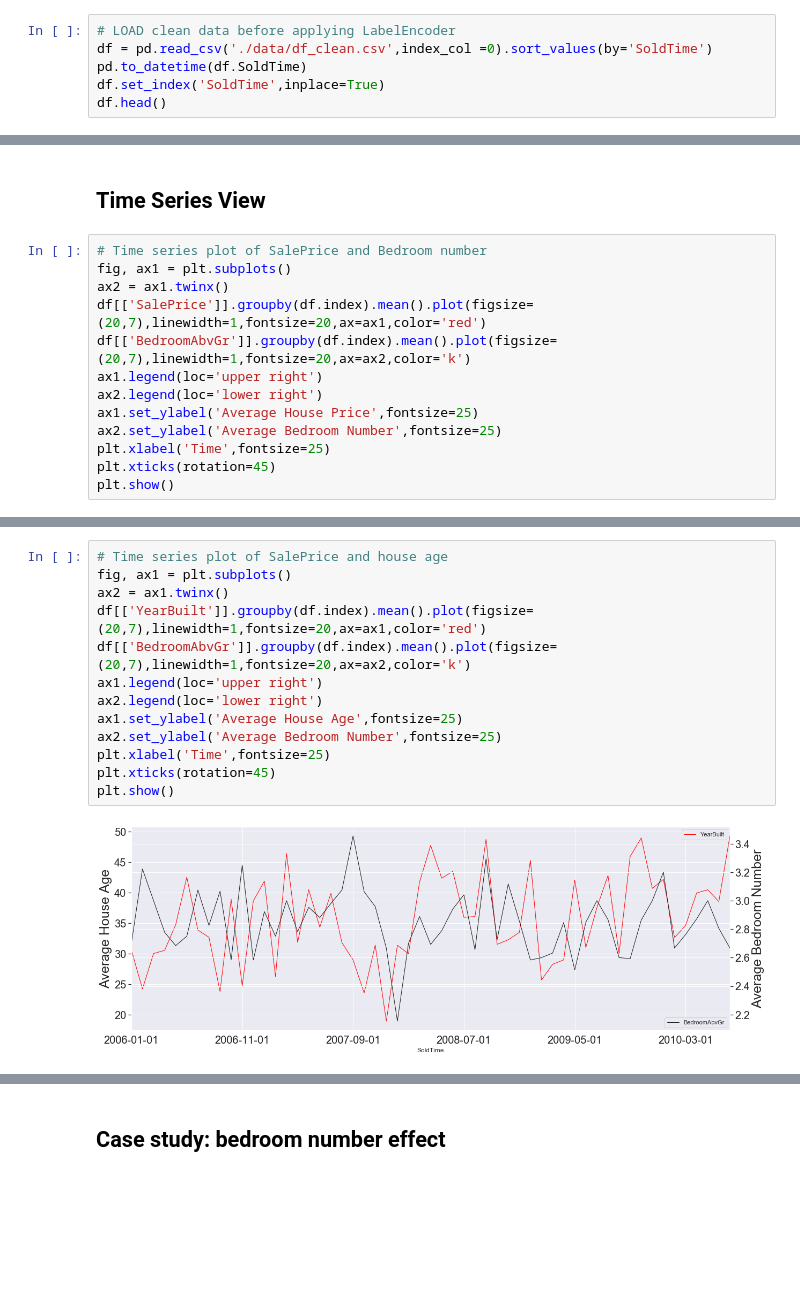
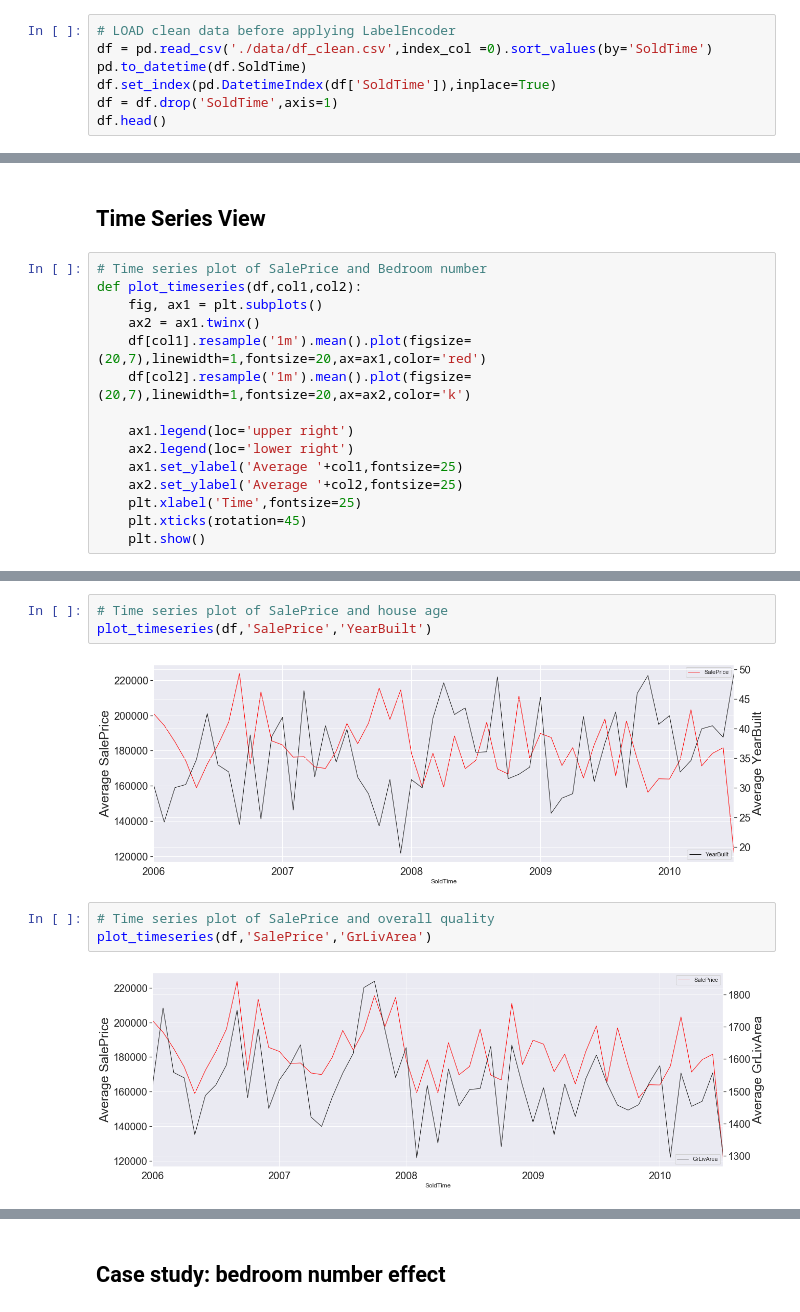
Before and after one commit to Shunling/CapstoneProjects, a Jupyter notebook: HousePriceRegression/Shirley_HousePriceRegression_EDA.ipynb, the cells around one changed output, grey strips where cells are left out. Saved outputs shown, nothing was run; the diff lists cells and outputs as text; blank space fills up the shorter version.

```diff
--- a/HousePriceRegression/Shirley_HousePriceRegression_EDA.ipynb
+++ b/HousePriceRegression/Shirley_HousePriceRegression_EDA.ipynb
@@ -22,7 +22,8 @@ from statsmodels.stats.multicomp import pairwise_tukeyhsd
 # LOAD clean data before applying LabelEncoder
 df = pd.read_csv('./data/df_clean.csv',index_col =0).sort_values(by='SoldTime')
 pd.to_datetime(df.SoldTime)
-df.set_index('SoldTime',inplace=True)
+df.set_index(pd.DatetimeIndex(df['SoldTime']),inplace=True)
+df = df.drop('SoldTime',axis=1)
 df.head()
 # %% [output]
 |  | MSZoning | Street | Alley | LotShape | LandContour | Utilities | LotConfig | LandSlope | Neighborhood | ... |
@@ -64,14 +65,16 @@ Index(['MSZoning', 'Street', 'Alley', 'LotShape', 'LandContour', 'Utilities',
 ## Time Series View
 # %%
 # Time series plot of SalePrice and Bedroom number
-fig, ax1 = plt.subplots()
-ax2 = ax1.twinx()
-df[['SalePrice']].groupby(df.index).mean().plot(figsize=(20,7),linewidth=1,fontsize=20,ax=ax1,color='red')
-df[['BedroomAbvGr']].groupby(df.index).mean().plot(figsize=(20,7),linewidth=1,fontsize=20,ax=ax2,color='k')
-ax1.legend(loc='upper right')
-ax2.legend(loc='lower right')
-ax1.set_ylabel('Average House Price',fontsize=25)
-ax2.set_ylabel('Average Bedroom Number',fontsize=25)
-plt.xlabel('Time',fontsize=25)
-plt.xticks(rotation=45)
-plt.show()
+def plot_timeseries(df,col1,col2):
+    fig, ax1 = plt.subplots()
+    ax2 = ax1.twinx()
+    df[col1].resample('1m').mean().plot(figsize=(20,7),linewidth=1,fontsize=20,ax=ax1,color='red')
+    df[col2].resample('1m').mean().plot(figsize=(20,7),linewidth=1,fontsize=20,ax=ax2,color='k')
+
+    ax1.legend(loc='upper right')
+    ax2.legend(loc='lower right')
+    ax1.set_ylabel('Average '+col1,fontsize=25)
+    ax2.set_ylabel('Average '+col2,fontsize=25)
+    plt.xlabel('Time',fontsize=25)
+    plt.xticks(rotation=45)
+    plt.show()
@@ -125,15 +81,10 @@ plt.show()
-# %%
-# Time series plot of SalePrice and house age
-fig, ax1 = plt.subplots()
-ax2 = ax1.twinx()
-df[['YearBuilt']].groupby(df.index).mean().plot(figsize=(20,7),linewidth=1,fontsize=20,ax=ax1,color='red')
-df[['BedroomAbvGr']].groupby(df.index).mean().plot(figsize=(20,7),linewidth=1,fontsize=20,ax=ax2,color='k')
-ax1.legend(loc='upper right')
-ax2.legend(loc='lower right')
-ax1.set_ylabel('Average House Age',fontsize=25)
-ax2.set_ylabel('Average Bedroom Number',fontsize=25)
-plt.xlabel('Time',fontsize=25)
-plt.xticks(rotation=45)
-plt.show()
-# %% [output]
-[figure, removed]
+# %%
+# Time series plot of SalePrice and house age
+plot_timeseries(df,'SalePrice','YearBuilt')
+# %% [output]
+[figure, added]
+# %%
+# Time series plot of SalePrice and overall quality
+plot_timeseries(df,'SalePrice','GrLivArea')
+# %% [output]
+[figure, added]
```
Also changed, not shown: parts of 17 cells of this notebook.
